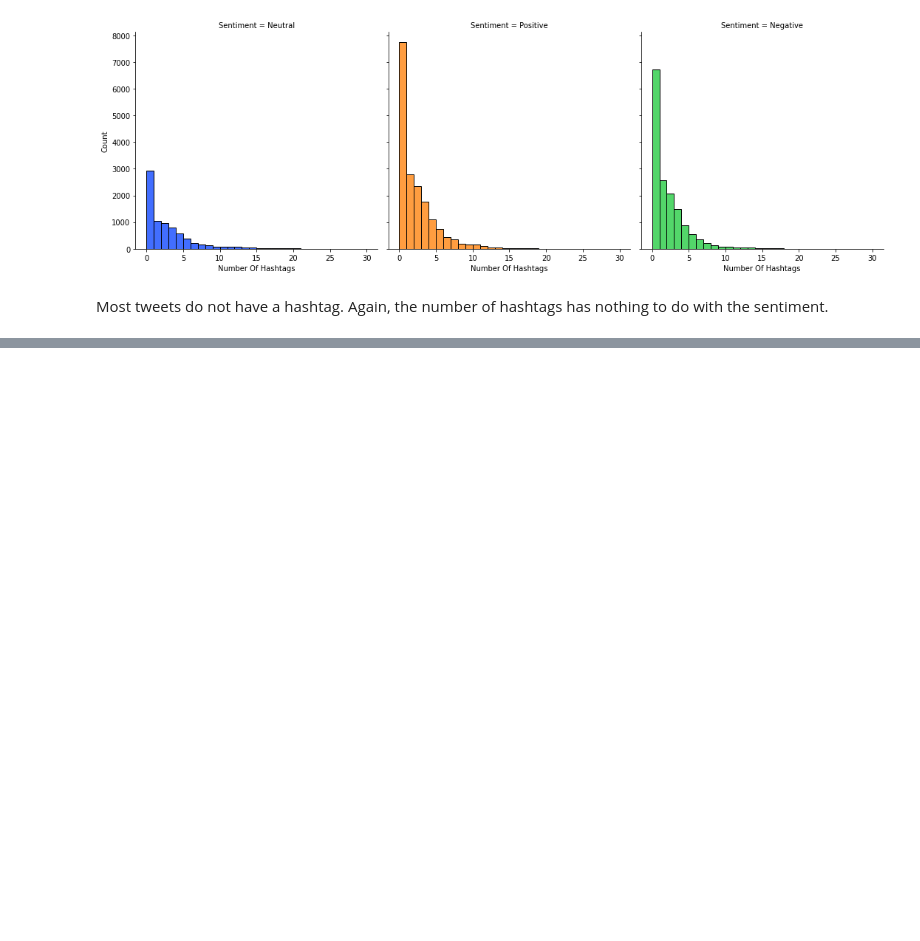
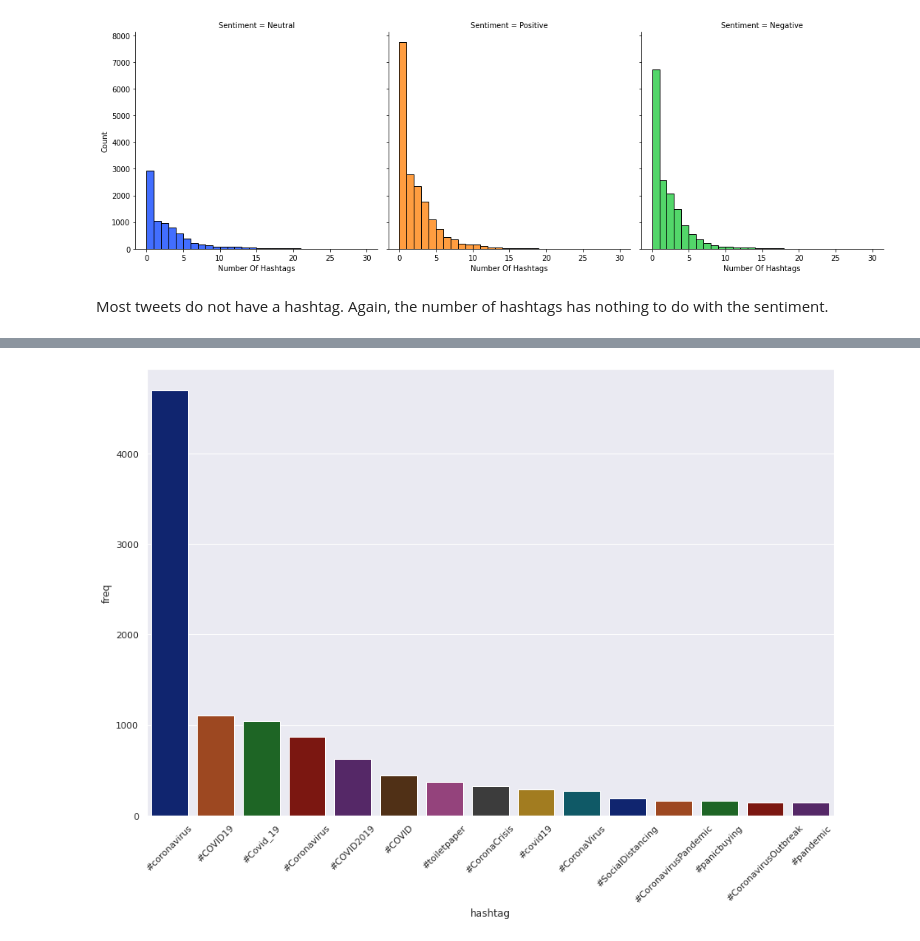
Before and after one commit to Deepakkarki24/Coronavirus-Tweet-Sentiment-Analysis, a Jupyter notebook: Deepak_Karki_Coronavirus_Tweet_Sentiment_Analysis_Capstone_Project.ipynb, the cells around one changed output, grey strips where cells are left out. Saved outputs shown, nothing was run; the diff lists cells and outputs as text; code cells hidden in the pictures; blank space fills up the shorter version.

```diff
--- a/Deepak_Karki_Coronavirus_Tweet_Sentiment_Analysis_Capstone_Project.ipynb
+++ b/Deepak_Karki_Coronavirus_Tweet_Sentiment_Analysis_Capstone_Project.ipynb
@@ -378,0 +513,5 @@ Most tweets do not have a hashtag. Again, the number of hashtags has nothing to
+# %%
+#Hashtag frequency graph on negative tweet dataframe
+hashtag_freq_graph(Negative_tweet)
+# %% [output]
+[figure, added]
```
Also changed, not shown: parts of 22 cells of this notebook.
